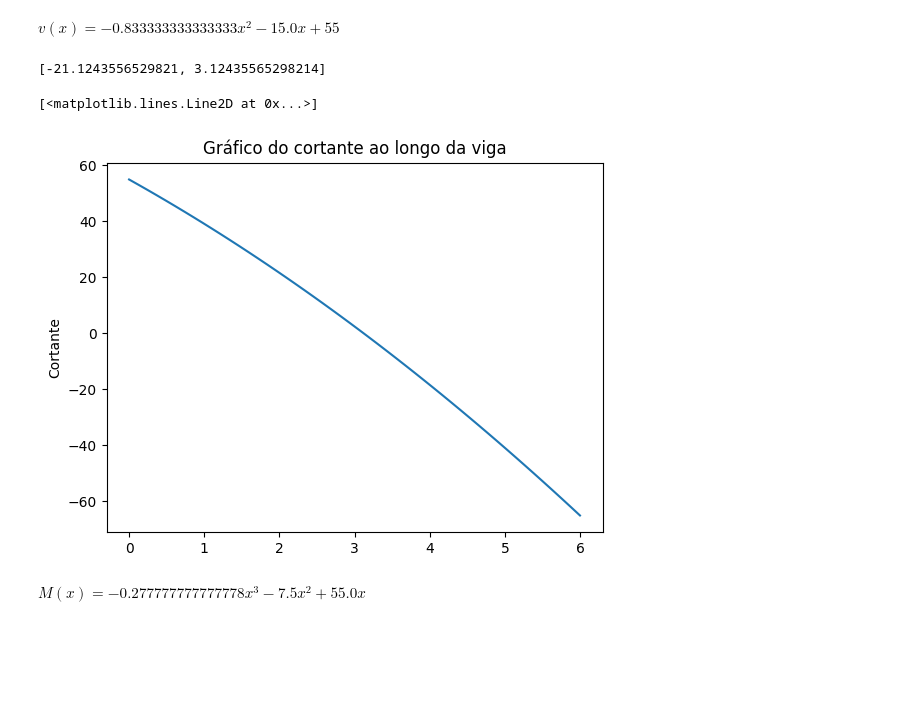
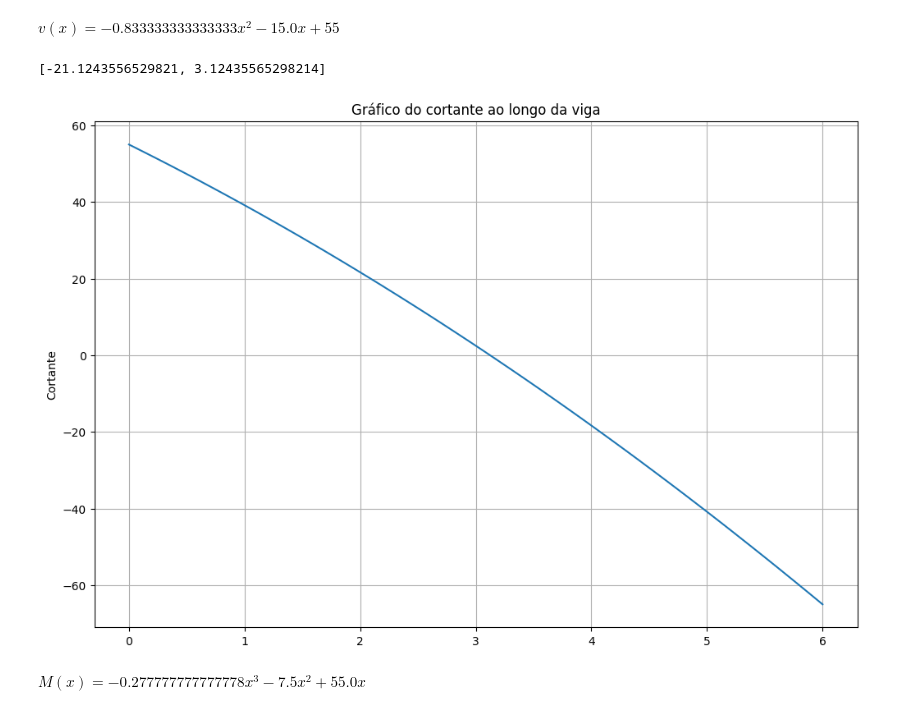
Before and after one commit to Heitor-CC/trabalho1_resmat, a Jupyter notebook: trabalho_resmat.ipynb, the cells around one changed output. Cells and saved outputs as stored; diff of their text form; code cells hidden in the pictures; blank space fills up the shorter version.

```diff
--- a/trabalho_resmat.ipynb
+++ b/trabalho_resmat.ipynb
@@ -75,20 +75,22 @@ $\displaystyle v{\left(x \right)} = - 0.833333333333333 x^{2} - 15.0 x + 55$
 # %%
 x_plot = np.linspace(0,6)
 y_plot = funcao_cortante(x_plot)
 
 #onde o cortante se anula
 eq = sp.Eq(funcao_cortante(x),0)
 X = sp.solve(eq)
 print(X)
 
 #gráfico do cortante
+plt.figure(figsize=(12,8))
 plt.title("Gráfico do cortante ao longo da viga")
 plt.ylabel("Cortante")
 plt.plot(x_plot,y_plot)
+plt.grid(True)
+plt.show()
 # %% [output]
 [-21.1243556529821, 3.12435565298214]
-[<matplotlib.lines.Line2D at 0x...>]
-[figure, old version]
+[figure, new version]
 # %%
 #acha a eq do momento fletor baseado na EDO dM/dx = V(x)
 
```
Also changed, not shown: parts of 2 cells of this notebook.
